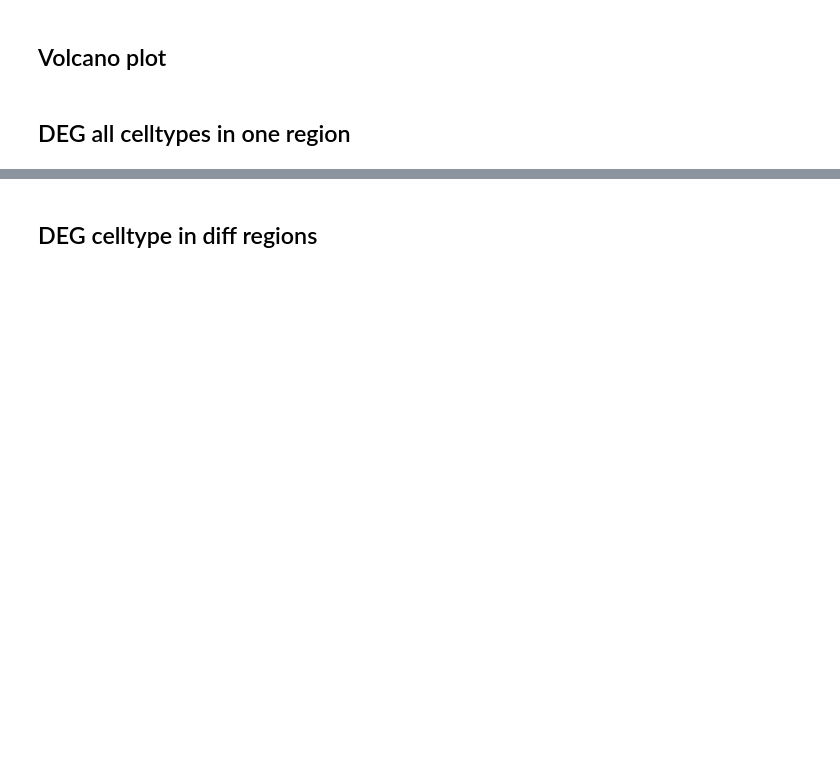
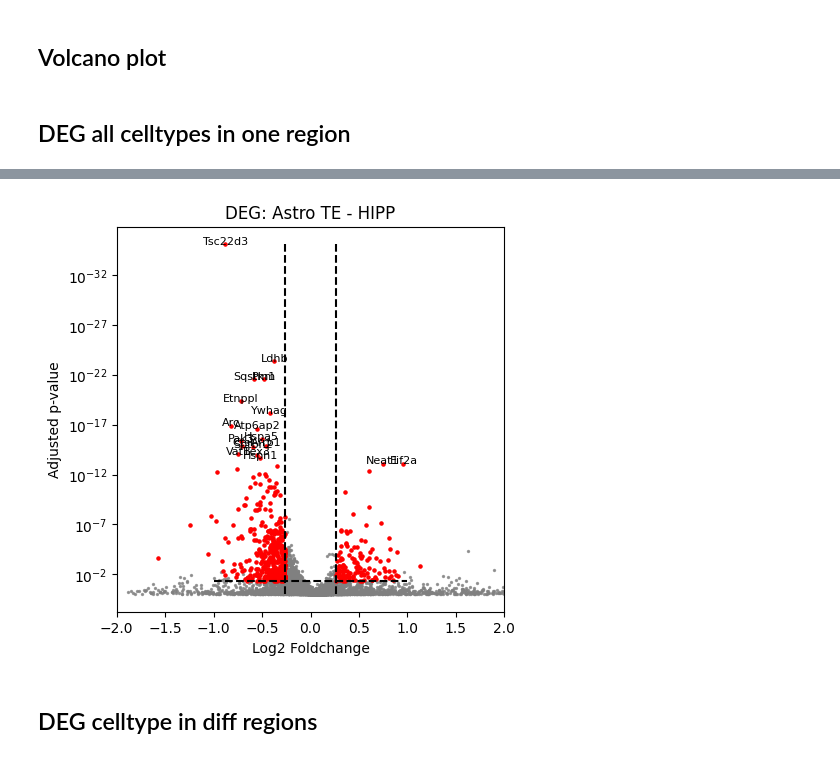
Before and after one commit to Carboneinerte/Pynda_ssc, a Jupyter notebook: v10D_Xenium_Downstream_Analysis_WIP.ipynb, the cells around one changed output, grey strips where cells are left out. Saved outputs shown, nothing was run; the diff lists cells and outputs as text; code cells hidden in the pictures; blank space fills up the shorter version.

```diff
--- a/v10D_Xenium_Downstream_Analysis_WIP.ipynb
+++ b/v10D_Xenium_Downstream_Analysis_WIP.ipynb
@@ -1586,22 +1602,25 @@ df_deg_quant.sort_values(by='nb_DEG', ascending = False)
 # %%
-key = 'Vip Gaba'
+key = 'Astro TE'
 
 plt.figure(figsize=(5,5))
 plt.vlines(x=(-0.26,0.26), ymin=df_filter[key]['pvals_adj'].min(), ymax=1, color = "black", linestyles='dashed')
 plt.hlines(y=0.05, xmin=-1, xmax=1, color = "black", linestyles='dashed')
-
 plt.scatter(x=df_all[key]['logfoldchanges'], y = df_all[key]['pvals_adj'], s=2, alpha= 0.75, color = "grey", edgecolors=None)
 plt.scatter(x= df_filter[key]['logfoldchanges'], y=df_filter[key]['pvals_adj'], s=5, alpha=1, color = 'red')
-# for idx, gene in enumerate(df_filter[key][df_filter[key]['logfoldchanges']>0]['names']):
-#     plt.text(df_filter[key]['logfoldchanges'][idx], df_filter[key]['pvals_adj'][idx]*0.55, str(gene), color = 'black', fontsize = 8, ha= 'center')
+
+for idx, gene in enumerate(df_filter[key][df_filter[key]['pvals_adj']<0.0000000000001]['names']):
+    plt.text(df_filter[key][df_filter[key]['pvals_adj']<0.0000000000001]['logfoldchanges'][idx], df_filter[key][df_filter[key]['pvals_adj']<0.0000000000001]['pvals_adj'][idx], str(gene), color = 'black', fontsize = 8, ha= 'center')
+
 plt.yscale('log')
 plt.xlim(-2,2)
-plt.ylim(0,100000)
+plt.ylim(0,0)
 plt.gca().invert_yaxis()
 plt.xlabel('Log2 Foldchange')
 plt.ylabel('Adjusted p-value')
 plt.title(f"DEG: {key} - {region_of_interest}")
-plt.savefig(f'Gallery/volcano_plot_{key}_{region_of_interest}.svg', dpi= 300)
+plt.savefig(f'Gallery/{today}/volcano_plot_{key}_{region_of_interest}.svg', dpi= 300)
+# %% [output]
+[figure, added]
 # %% [markdown]
 ## DEG celltype in diff regions
 # %%
```
Also changed, not shown: parts of 7 cells of this notebook, 1 other file.
